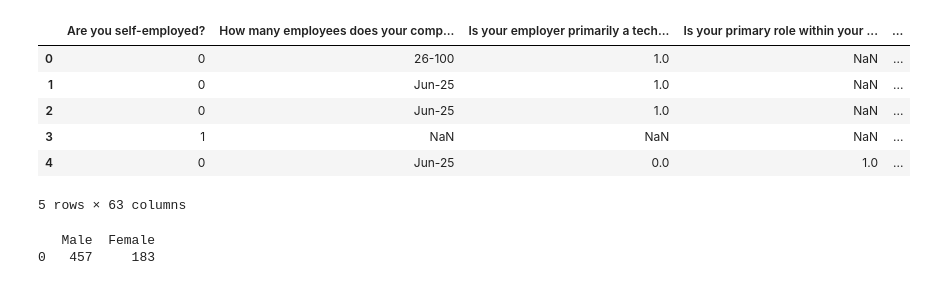
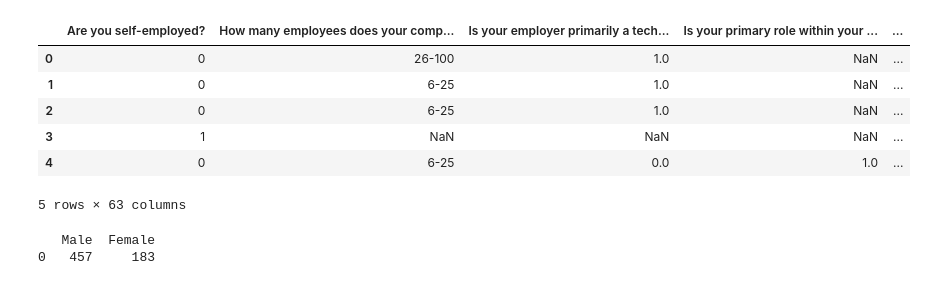
Before and after one commit to Keegawho198/Project-1_Mental-Health, a Jupyter notebook: samadhi.ipynb, the cells around one changed output. Saved outputs shown, nothing was run; the diff lists cells and outputs as text; code cells hidden in the pictures.

Commit message:
Fix some error with file path importing

```diff
--- a/samadhi.ipynb
+++ b/samadhi.ipynb
@@ -1,28 +1,32 @@
 # %%
 import pandas as pd
 import matplotlib.pyplot as plt
+from pathlib import Path
+
 
 # Define the path to the CSV file
-file_path = r'C:\Users\s.lokuhewage\Project-1_Mental-Health\files\mental-heath-in-tech-2016_20161114.csv'
+#file_path = r'C:\Users\s.lokuhewage\Project-1_Mental-Health\files\mental-heath-in-tech-2016_20161114.csv'
+
+file_path = Path('files/mental_heath_2016.csv')
 
 # Read the CSV file into a DataFrame
 data_df = pd.read_csv(file_path)
 
 # Rename columns for clarity (if needed)
 data_df.rename(columns={
     'What is your gender?': 'Gender',
     'Have you ever sought treatment for a mental health issue from a mental health professional?': 'Treatment'
 }, inplace=True)
 
 # Display the first few rows of the DataFrame
 data_df.head()
 # %% [output]
 |  | Are you self-employed? | How many employees does your comp... | Is your employer primarily a tech... | Is your primary role within your ... | ... |
 | 0 | 0 | 26-100 | 1.0 | NaN | ... |
-| 1 | 0 | Jun-25 | 1.0 | NaN | ... |
-| 2 | 0 | Jun-25 | 1.0 | NaN | ... |
+| 1 | 0 | 6-25 | 1.0 | NaN | ... |
+| 2 | 0 | 6-25 | 1.0 | NaN | ... |
 | 3 | 1 | NaN | NaN | NaN | ... |
-| 4 | 0 | Jun-25 | 0.0 | 1.0 | ... |
+| 4 | 0 | 6-25 | 0.0 | 1.0 | ... |
 5 rows × 63 columns
 # %%
 # Filter the data for males and females
```
Also changed, not shown: parts of 1 cell of this notebook, 2 other files.
